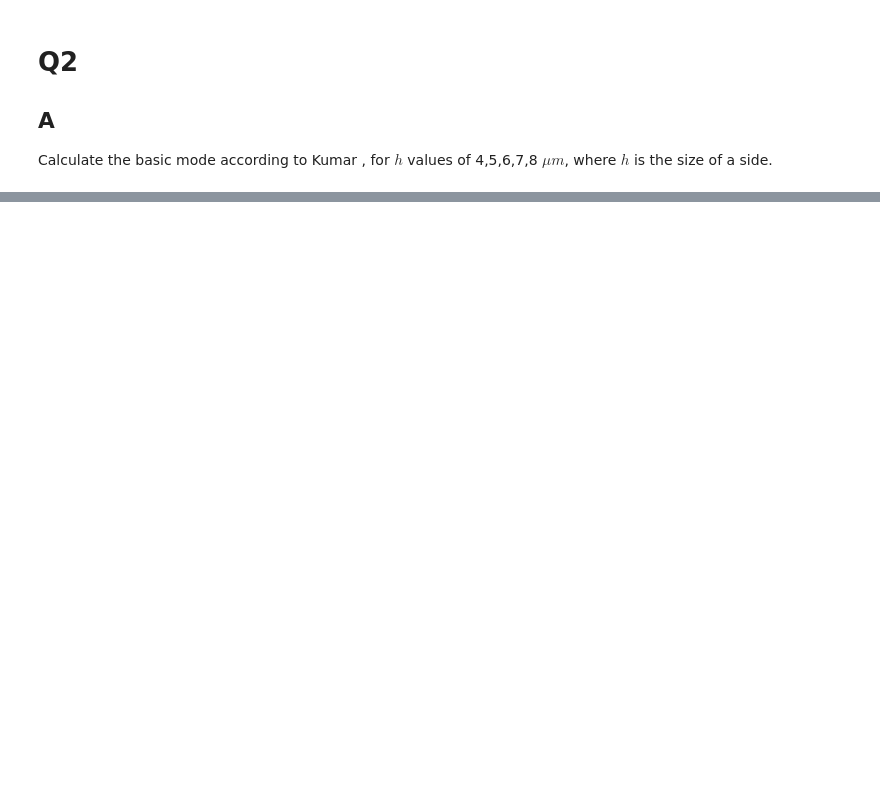
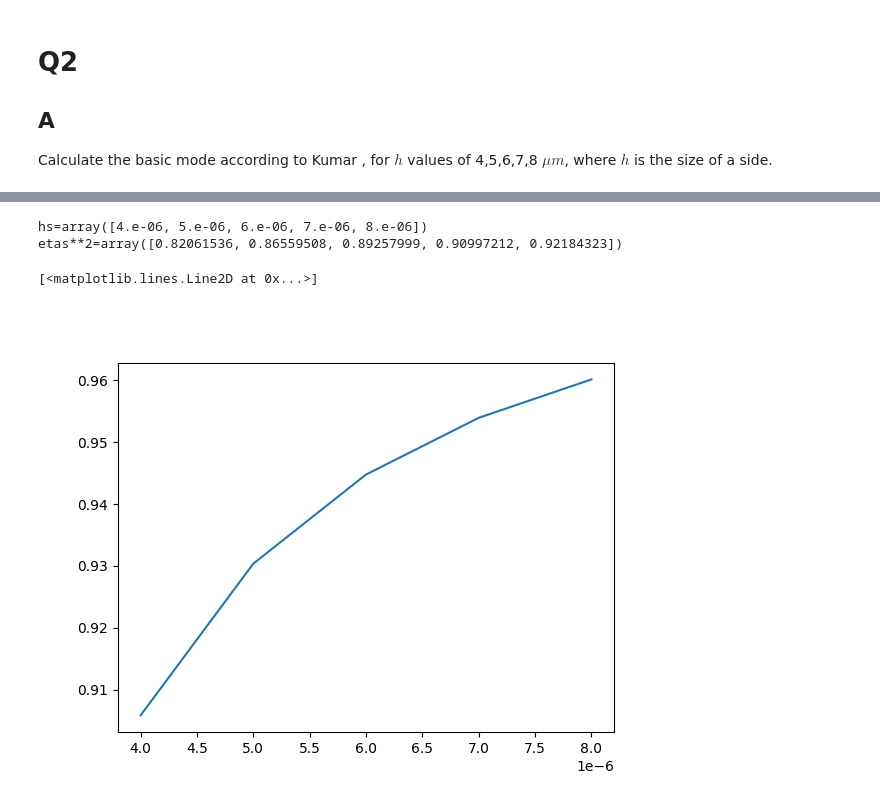
Before and after one commit to rubiaek/waveguides_excs, a Jupyter notebook: sol8.ipynb, the cells around one changed output, grey strips where cells are left out. Cells and saved outputs as stored; diff of their text form; code cells hidden in the pictures; blank space fills up the shorter version.

```diff
--- a/sol8.ipynb
+++ b/sol8.ipynb
@@ -77,0 +277,12 @@ for h in hs:
+# %%
+print(f'{hs=}')
+print(f'{etas**2=}')
+fig, ax = plt.subplots()
+ax.plot(hs, etas)
+# TODO: this and answer questions
+# TODO: My etas differ a bit from the pdf solution. Chesk it out... maybe integration is less trivial?
+# %% [output]
+hs=array([4.e-06, 5.e-06, 6.e-06, 7.e-06, 8.e-06])
+etas**2=array([0.82061536, 0.86559508, 0.89257999, 0.90997212, 0.92184323])
+[<matplotlib.lines.Line2D at 0x...>]
+[figure, added]
```
Also changed, not shown: parts of 22 cells of this notebook.
